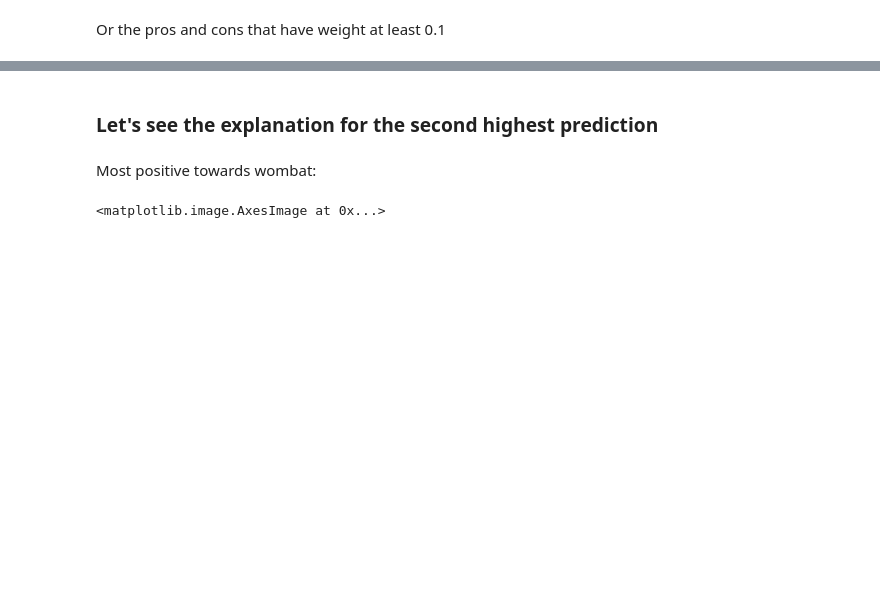
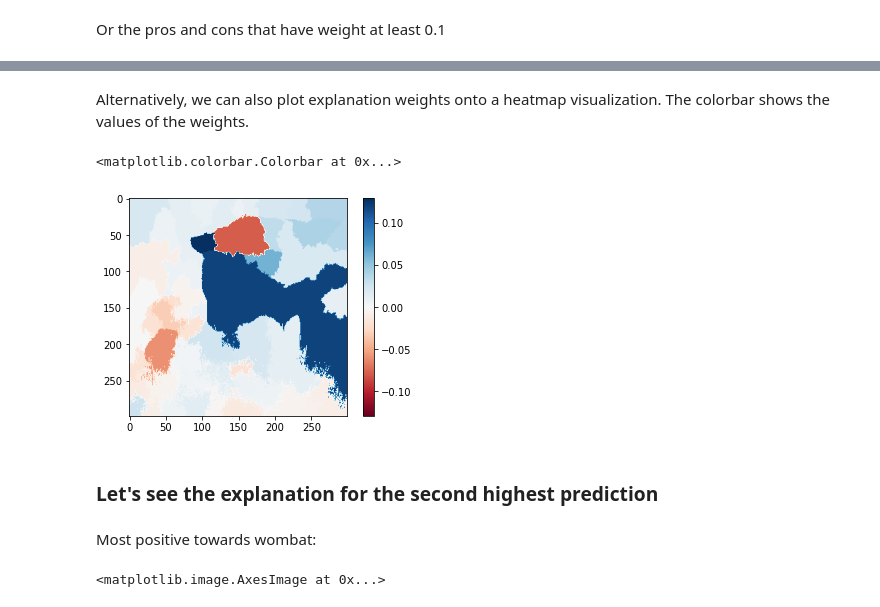
Before and after one commit to ziyefang/lime_1, a Jupyter notebook: doc/notebooks/Tutorial - Image Classification Keras.ipynb, the cells around one changed output, grey strips where cells are left out. Saved outputs shown, nothing was run; the diff lists cells and outputs as text; code cells hidden in the pictures; blank space fills up the shorter version.

```diff
--- a/doc/notebooks/Tutorial - Image Classification Keras.ipynb
+++ b/doc/notebooks/Tutorial - Image Classification Keras.ipynb
@@ -117,3 +118,19 @@ plt.imshow(mark_boundaries(temp / 2 + 0.5, mask))
+# %% [markdown]
+Alternatively, we can also plot explanation weights onto a heatmap visualization. The colorbar shows the values of the weights.
+# %%
+#Select the same class explained on the figures above.
+ind =  explanation.top_labels[0]
+
+#Map each explanation weight to the corresponding superpixel
+dict_heatmap = dict(explanation.local_exp[ind])
+heatmap = np.vectorize(dict_heatmap.get)(explanation.segments)
+
+#Plot. The visualization makes more sense if a symmetrical colorbar is used.
+plt.imshow(heatmap, cmap = 'RdBu', vmin  = -heatmap.max(), vmax = heatmap.max())
+plt.colorbar()
+# %% [output]
+<matplotlib.colorbar.Colorbar at 0x...>
+[figure, added]
 # %% [markdown]
 ### Let's see the explanation for the second highest prediction
 # %% [markdown]
```
Also changed, not shown: parts of 11 cells of this notebook, 1 other file.
